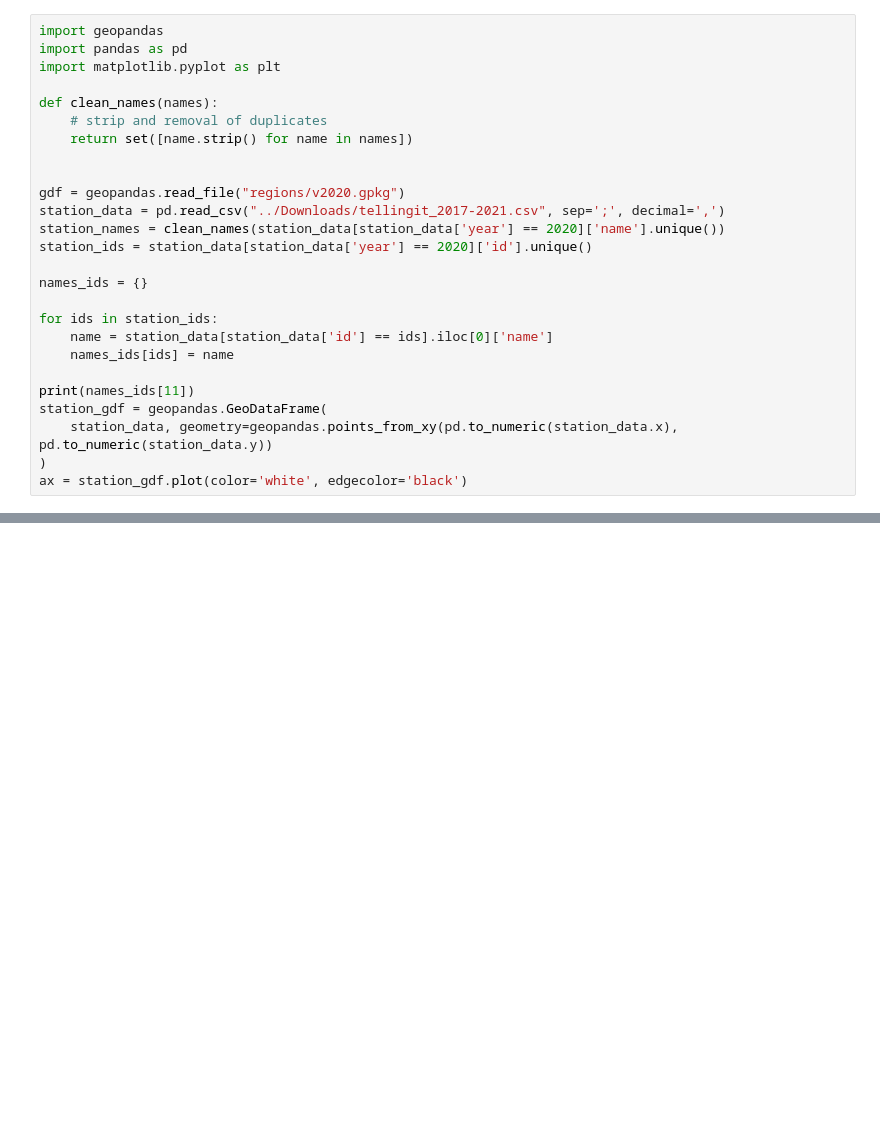
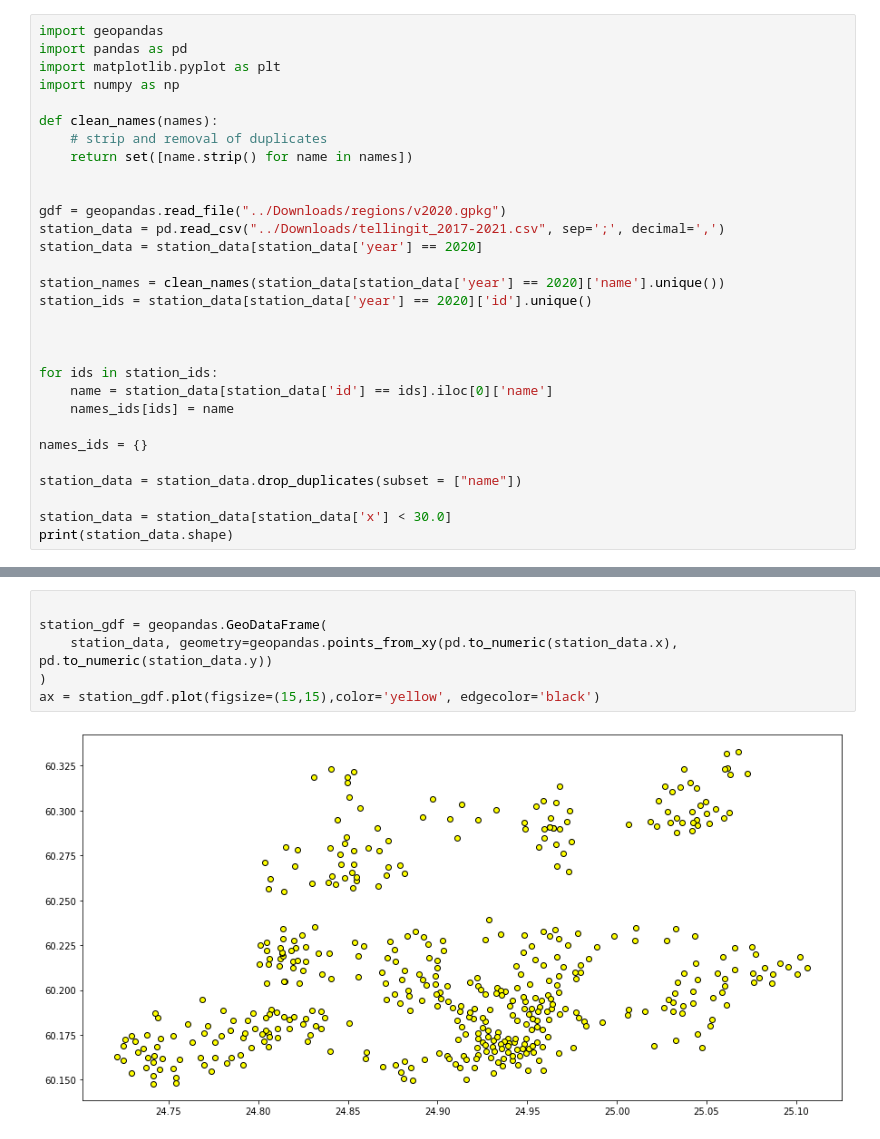
Before and after one commit to VirtualAkseli/NoMES, a Jupyter notebook: geopandas.ipynb, the cells around one changed output, grey strips where cells are left out. Cells and saved outputs as stored; diff of their text form; blank space fills up the shorter version.

```diff
--- a/geopandas.ipynb
+++ b/geopandas.ipynb
@@ -2,26 +2,30 @@
 import geopandas
 import pandas as pd
 import matplotlib.pyplot as plt
+import numpy as np
 
 def clean_names(names):
     # strip and removal of duplicates
     return set([name.strip() for name in names])
 
 
-gdf = geopandas.read_file("regions/v2020.gpkg")
+gdf = geopandas.read_file("../Downloads/regions/v2020.gpkg")
 station_data = pd.read_csv("../Downloads/tellingit_2017-2021.csv", sep=';', decimal=',')
+station_data = station_data[station_data['year'] == 2020]
+
 station_names = clean_names(station_data[station_data['year'] == 2020]['name'].unique())
 station_ids = station_data[station_data['year'] == 2020]['id'].unique()
 
-names_ids = {}
+
 
 for ids in station_ids:
     name = station_data[station_data['id'] == ids].iloc[0]['name']
     names_ids[ids] = name
 
-print(names_ids[11])
-station_gdf = geopandas.GeoDataFrame(
-    station_data, geometry=geopandas.points_from_xy(pd.to_numeric(station_data.x), pd.to_numeric(station_data.y))
-)
-ax = station_gdf.plot(color='white', edgecolor='black')
+names_ids = {}
+
+station_data = station_data.drop_duplicates(subset = ["name"])
+
+station_data = station_data[station_data['x'] < 30.0]
+print(station_data.shape)
 # %% [output]
@@ -64,0 +33,8 @@ print(gdf.head(10))
+# %%
+
+station_gdf = geopandas.GeoDataFrame(
+    station_data, geometry=geopandas.points_from_xy(pd.to_numeric(station_data.x), pd.to_numeric(station_data.y))
+)
+ax = station_gdf.plot(figsize=(15,15),color='yellow', edgecolor='black')
+# %% [output]
+[figure, added]
```
Also changed, not shown: parts of 8 cells of this notebook, 1 other file.
